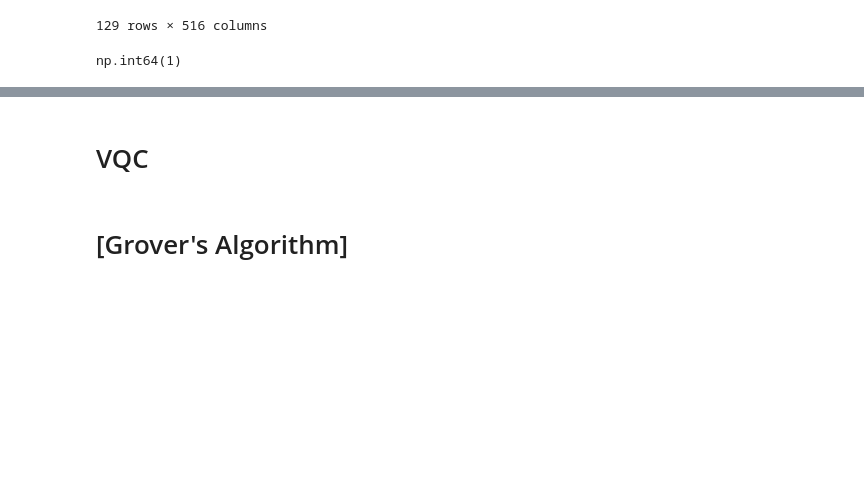
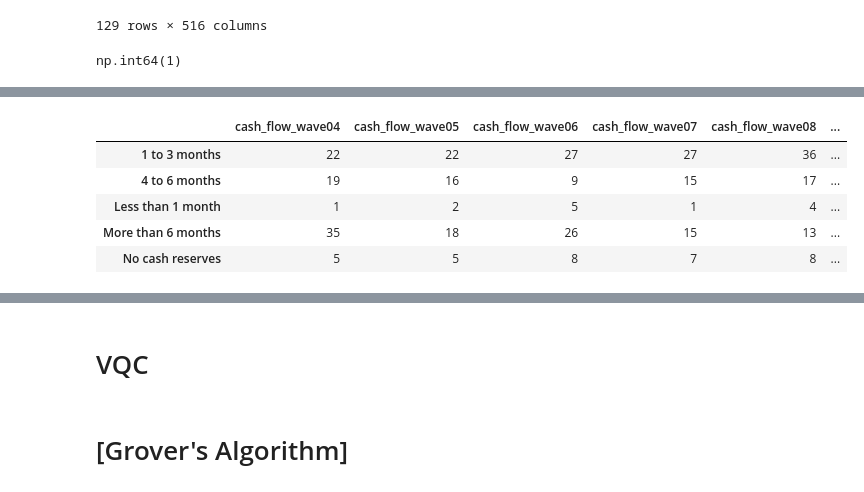
Before and after one commit to floatn/QML-for-finance, a Jupyter notebook: qml_code.ipynb, the cells around one changed output, grey strips where cells are left out. Cells and saved outputs as stored; diff of their text form; code cells hidden in the pictures; blank space fills up the shorter version.

```diff
--- a/qml_code.ipynb
+++ b/qml_code.ipynb
@@ -2613,0 +2699,9 @@ np.int64(1)
+# %%
+cs7_df[cs7_df.columns[129:140]].apply(pd.Series.value_counts)
+# %% [output]
+|  | cash_flow_wave04 | cash_flow_wave05 | cash_flow_wave06 | cash_flow_wave07 | cash_flow_wave08 | ... |
+| 1 to 3 months | 22 | 22 | 27 | 27 | 36 | ... |
+| 4 to 6 months | 19 | 16 | 9 | 15 | 17 | ... |
+| Less than 1 month | 1 | 2 | 5 | 1 | 4 | ... |
+| More than 6 months | 35 | 18 | 26 | 15 | 13 | ... |
+| No cash reserves | 5 | 5 | 8 | 7 | 8 | ... |
```
Also changed, not shown: parts of 25 cells of this notebook.
